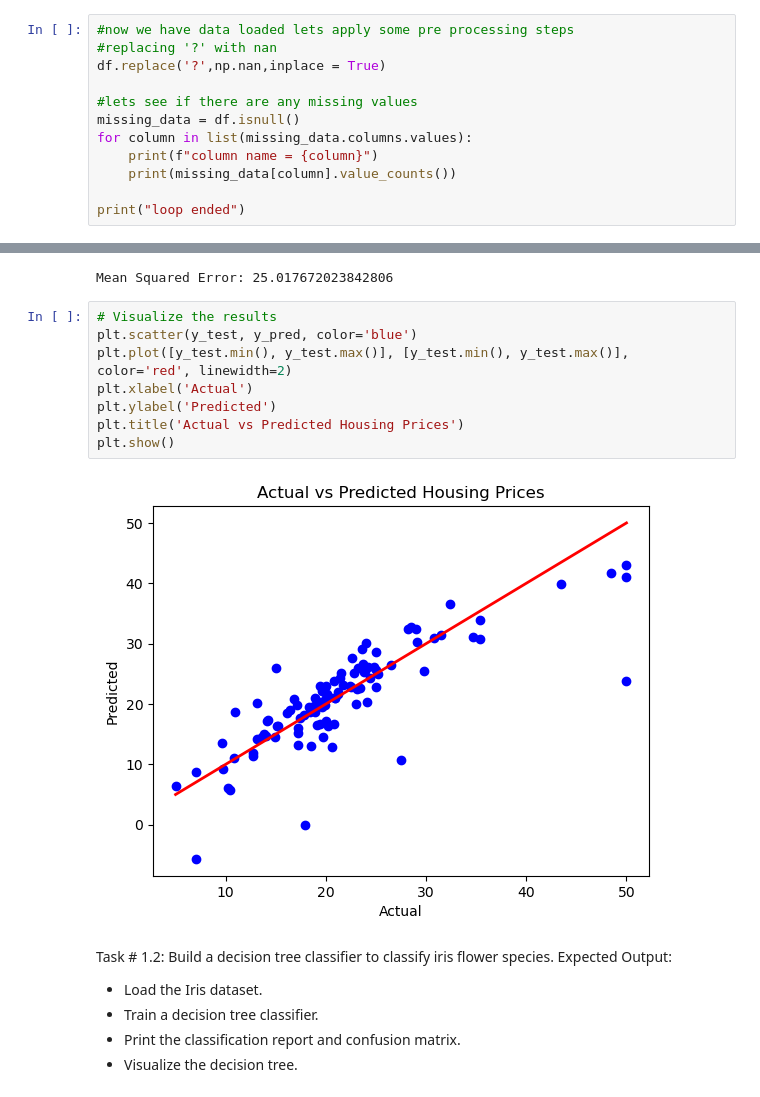
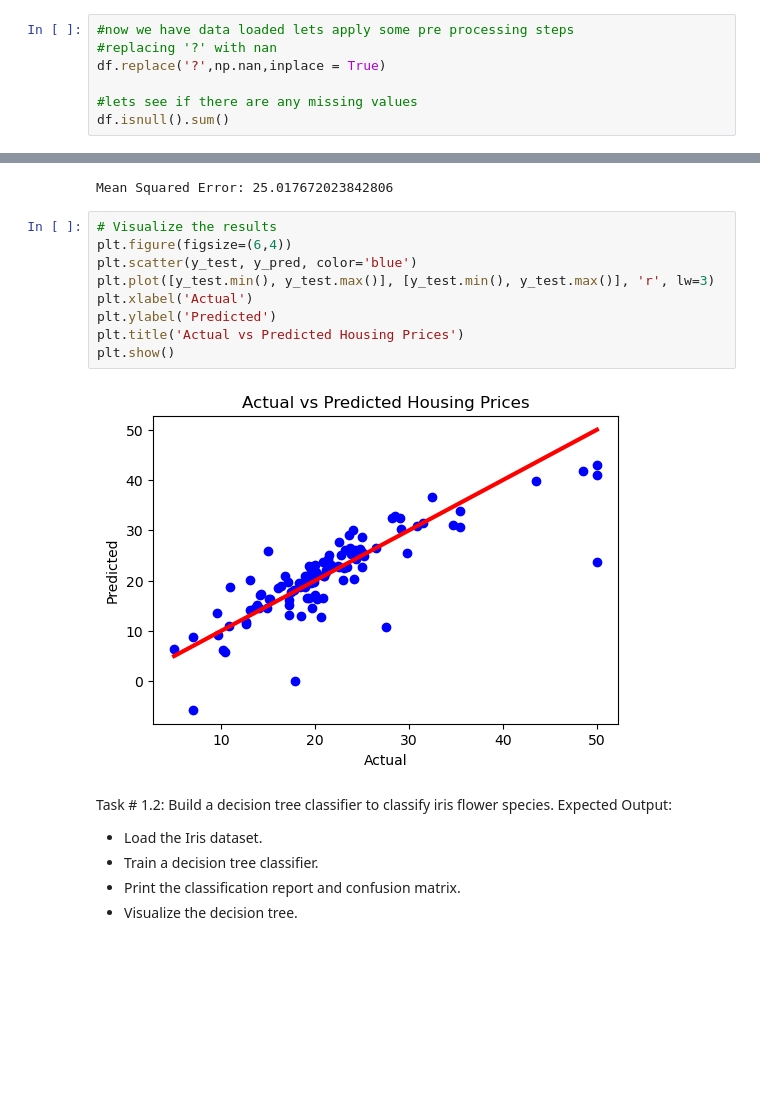
Before and after one commit to Syed-Shahir/100DaysOfBytewise, a Jupyter notebook: BTW_W2_Task1.ipynb, the cells around one changed output, grey strips where cells are left out. Saved outputs shown, nothing was run; the diff lists cells and outputs as text; blank space fills up the shorter version.

```diff
--- a/BTW_W2_Task1.ipynb
+++ b/BTW_W2_Task1.ipynb
@@ -36,10 +36,5 @@ df.head()
 df.replace('?',np.nan,inplace = True)
 
 #lets see if there are any missing values
-missing_data = df.isnull()
-for column in list(missing_data.columns.values):
-    print(f"column name = {column}")
-    print(missing_data[column].value_counts())
-
-print("loop ended")
+df.isnull().sum()
 # %% [output]
@@ -198,14 +166,15 @@ print("Mean Squared Error:", mse)
 Mean Squared Error: 25.017672023842806
 # %%
 # Visualize the results
+plt.figure(figsize=(6,4))
 plt.scatter(y_test, y_pred, color='blue')
-plt.plot([y_test.min(), y_test.max()], [y_test.min(), y_test.max()], color='red', linewidth=2)
+plt.plot([y_test.min(), y_test.max()], [y_test.min(), y_test.max()], 'r', lw=3)
 plt.xlabel('Actual')
 plt.ylabel('Predicted')
 plt.title('Actual vs Predicted Housing Prices')
 plt.show()
 # %% [output]
-[figure, old version]
+[figure, new version]
 # %% [markdown]
 Task # 1.2: Build a decision tree classifier to classify iris flower species.
 Expected Output:
```
Also changed, not shown: parts of 3 cells of this notebook.
